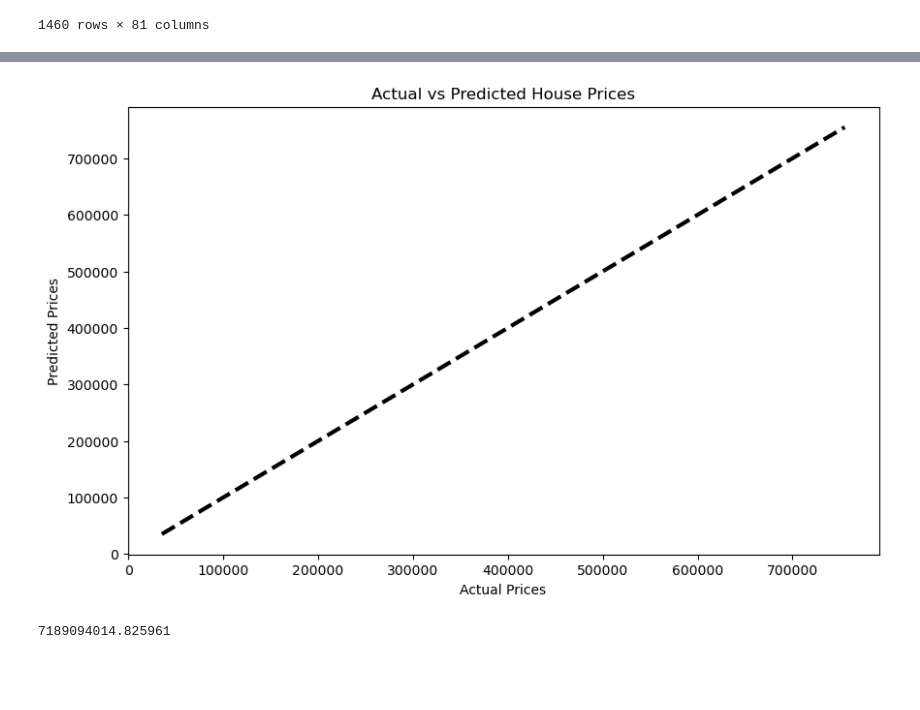
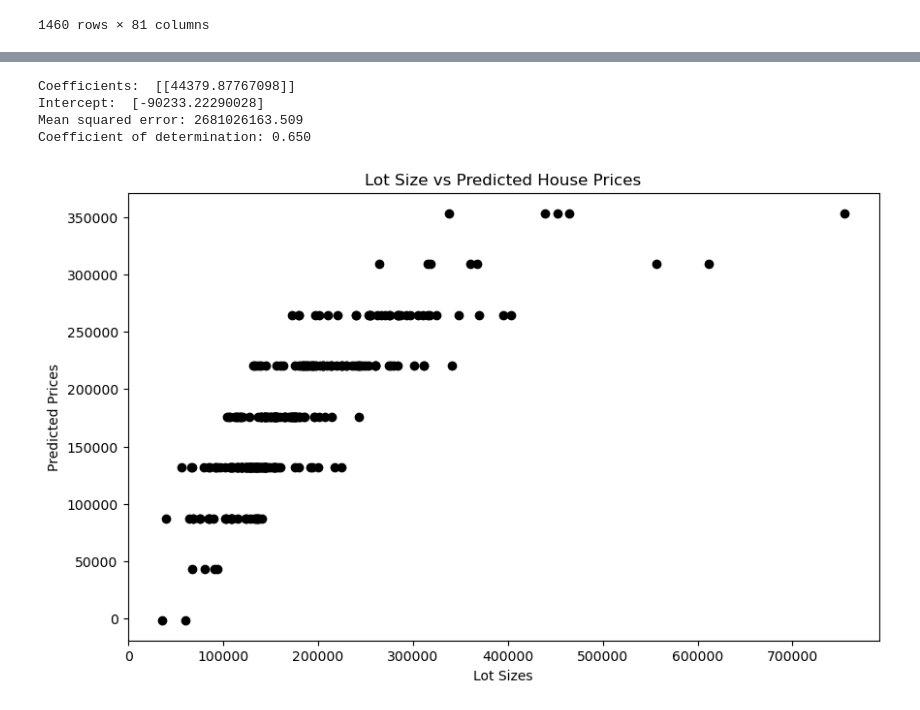
Before and after one commit to bsilver3/DataScience2, a Jupyter notebook: Predict/NumericOutput.ipynb, the cells around one changed output, grey strips where cells are left out. Drawn from its saved outputs; the diff is of its cells as text; code cells hidden in the pictures; blank space fills up the shorter version.

```diff
--- a/Predict/NumericOutput.ipynb
+++ b/Predict/NumericOutput.ipynb
@@ -63,0 +109,4 @@ import numpy as np
+# %%
+train = train.drop(train['LotArea'].nlargest(50).index)
+
+train
@@ -64,28 +183,34 @@ import numpy as np
 # %%
-x_data = train[['LotArea']]
-# x_data = train[["OverallQual"]]
+x_data = train[['OverallQual']]
 y_data = train[["SalePrice"]]
 
 x_train, x_test, y_train, y_test = train_test_split(x_data, y_data, test_size=0.2, random_state=42)
-
-# x_train = train[['LotArea']]
 
 selected_model = LinearRegression()
 selected_model.fit(x_train, y_train)
 
 y_pred = selected_model.predict(x_test)
 
 mse = mean_squared_error(y_test, y_pred)
 
+# The coefficients
+print("Coefficients: ", selected_model.coef_)
+# The intercept
+print("Intercept: ", selected_model.intercept_)
+# The mean squared error
+print("Mean squared error: %.3f" % mean_squared_error(y_test, y_pred))
+# The coefficient of determination: 1 is perfect prediction
+print("Coefficient of determination: %.3f" % r2_score(y_test, y_pred))
+
 plt.figure(figsize=(10,6))
-sns.scatterplot(y_test, y_pred, color="rgb(255,0,0)")
-plt.xlabel("Actual Prices")
+plt.scatter(y_test, y_pred, color="black")
+plt.xlabel("Lot Sizes")
 plt.ylabel("Predicted Prices")
-plt.title("Actual vs Predicted House Prices")
-plt.plot([y_test.min(), y_test.max()], [y_test.min(), y_test.max()], 'k--', lw=3)
+plt.title("Lot Size vs Predicted House Prices")
 plt.show()
-
-mse
 # %% [output]
+Coefficients:  [[44379.87767098]]
+Intercept:  [-90233.22290028]
+Mean squared error: 2681026163.509
+Coefficient of determination: 0.650
-[figure, old version]
+[figure, new version]
-7189094014.825961
```
Also changed, not shown: parts of 16 cells of this notebook.
